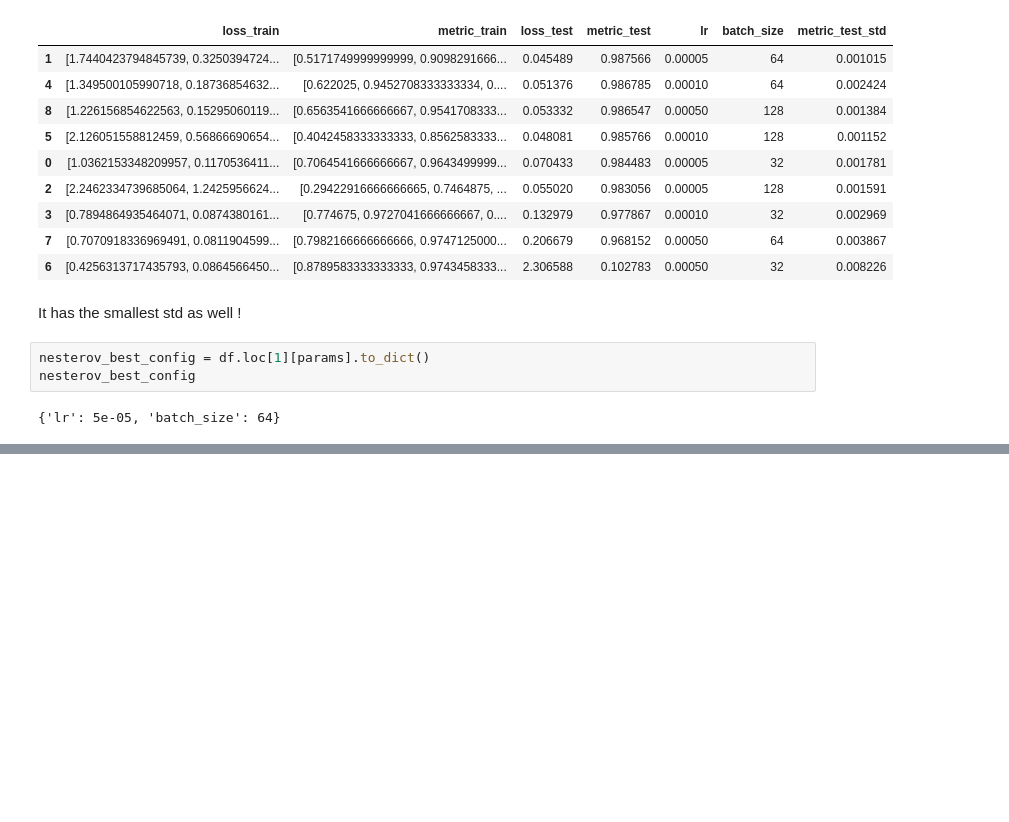
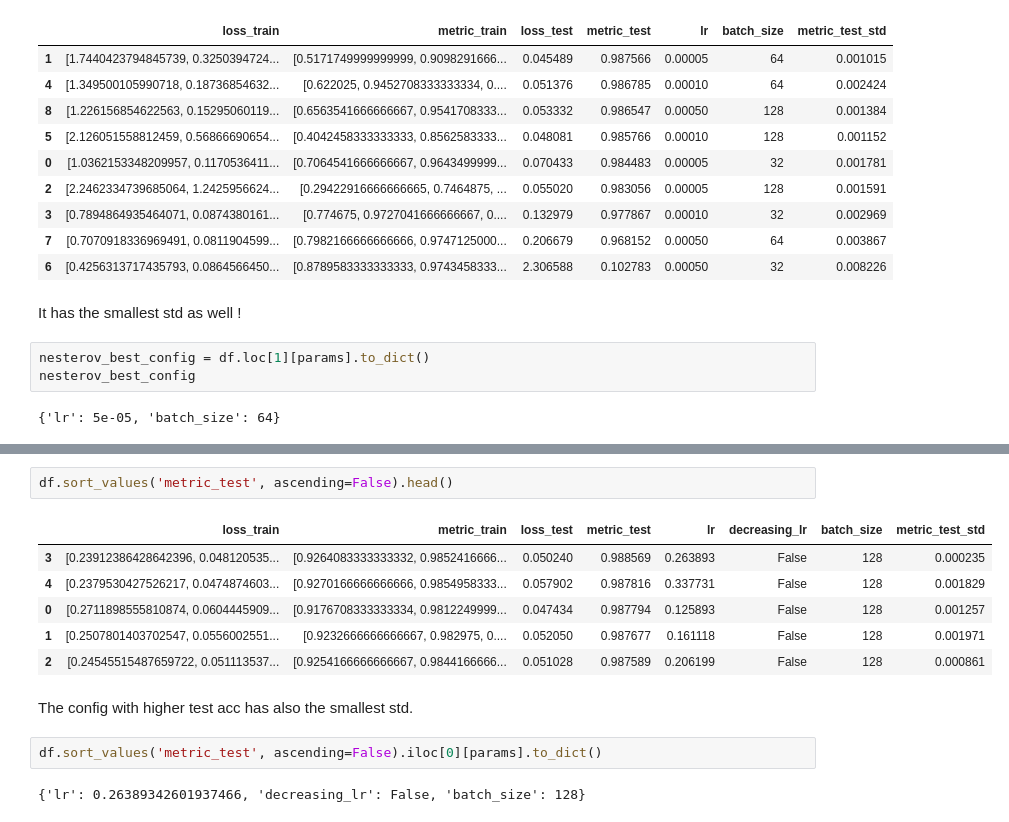
Before and after one commit to matthiaszeller/optml_project, a Jupyter notebook: Hyperparam-tuning.ipynb, the cells around one changed output, grey strips where cells are left out. Drawn from its saved outputs; the diff is of its cells as text; blank space fills up the shorter version.

```diff
--- a/Hyperparam-tuning.ipynb
+++ b/Hyperparam-tuning.ipynb
@@ -280,0 +334,15 @@ nesterov_best_config
+# %%
+df.sort_values('metric_test', ascending=False).head()
+# %% [output]
+|  | loss_train | metric_train | loss_test | metric_test | lr | decreasing_lr | batch_size | metric_test_std |
+| 3 | [0.23912386428642396, 0.048120535... | [0.9264083333333332, 0.9852416666... | 0.050240 | 0.988569 | 0.263893 | False | 128 | 0.000235 |
+| 4 | [0.2379530427526217, 0.0474874603... | [0.9270166666666666, 0.9854958333... | 0.057902 | 0.987816 | 0.337731 | False | 128 | 0.001829 |
+| 0 | [0.2711898555810874, 0.0604445909... | [0.9176708333333334, 0.9812249999... | 0.047434 | 0.987794 | 0.125893 | False | 128 | 0.001257 |
+| 1 | [0.2507801403702547, 0.0556002551... | [0.9232666666666667, 0.982975, 0.... | 0.052050 | 0.987677 | 0.161118 | False | 128 | 0.001971 |
+| 2 | [0.24545515487659722, 0.051113537... | [0.9254166666666667, 0.9844166666... | 0.051028 | 0.987589 | 0.206199 | False | 128 | 0.000861 |
+# %% [markdown]
+The config with higher test acc has also the smallest std.
+# %%
+df.sort_values('metric_test', ascending=False).iloc[0][params].to_dict()
+# %% [output]
+{'lr': 0.26389342601937466, 'decreasing_lr': False, 'batch_size': 128}
```
Also changed, not shown: parts of 11 cells of this notebook, 3 other files.
